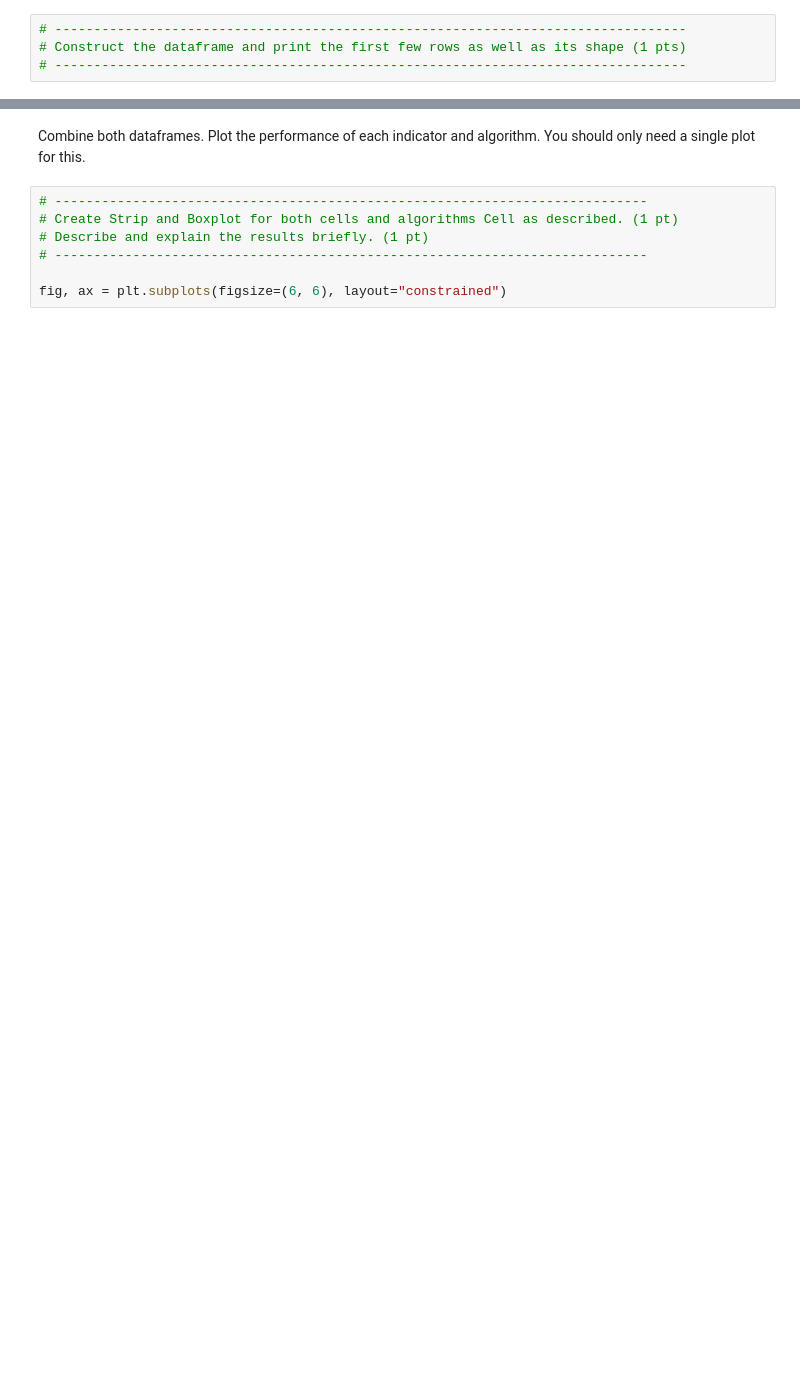
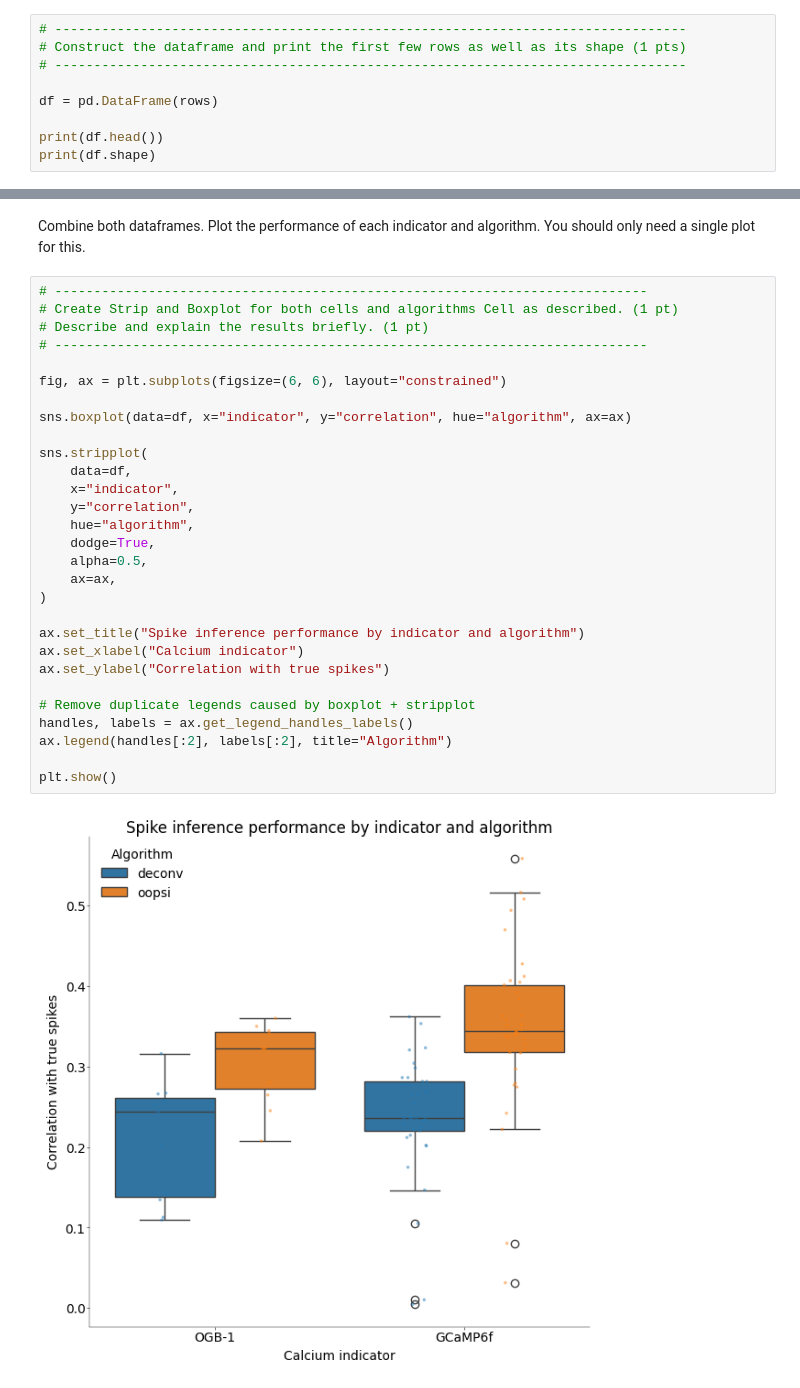
Before and after one commit to moistsoy/Neural-Data-Science, a Jupyter notebook: Lab3/notebooks/CodingLab3.ipynb, the cells around one changed output, grey strips where cells are left out. Cells and saved outputs as stored; diff of their text form; blank space fills up the shorter version.

Commit message:
Task 4: evaluated deconvolution and OOPSI across all cells and compared performance using correlation metrics and box/strip plots

```diff
--- a/Lab3/notebooks/CodingLab3.ipynb
+++ b/Lab3/notebooks/CodingLab3.ipynb
@@ -538,3 +606,8 @@ First, evaluate on OGB data and create OGB dataframe. Then repeat for GCamp and
 # ---------------------------------------------------------------------------------
 # Construct the dataframe and print the first few rows as well as its shape (1 pts)
 # ---------------------------------------------------------------------------------
+
+df = pd.DataFrame(rows)
+
+print(df.head())
+print(df.shape)
@@ -543,7 +624,31 @@ Combine both dataframes. Plot the performance of each indicator and algorithm. Y
 # %%
 # ----------------------------------------------------------------------------
 # Create Strip and Boxplot for both cells and algorithms Cell as described. (1 pt)
 # Describe and explain the results briefly. (1 pt)
 # ----------------------------------------------------------------------------
 
 fig, ax = plt.subplots(figsize=(6, 6), layout="constrained")
+
+sns.boxplot(data=df, x="indicator", y="correlation", hue="algorithm", ax=ax)
+
+sns.stripplot(
+    data=df,
+    x="indicator",
+    y="correlation",
+    hue="algorithm",
+    dodge=True,
+    alpha=0.5,
+    ax=ax,
+)
+
+ax.set_title("Spike inference performance by indicator and algorithm")
+ax.set_xlabel("Calcium indicator")
+ax.set_ylabel("Correlation with true spikes")
+
+# Remove duplicate legends caused by boxplot + stripplot
+handles, labels = ax.get_legend_handles_labels()
+ax.legend(handles[:2], labels[:2], title="Algorithm")
+
+plt.show()
+# %% [output]
+[figure, added]
```
Also changed, not shown: parts of 7 cells of this notebook.
